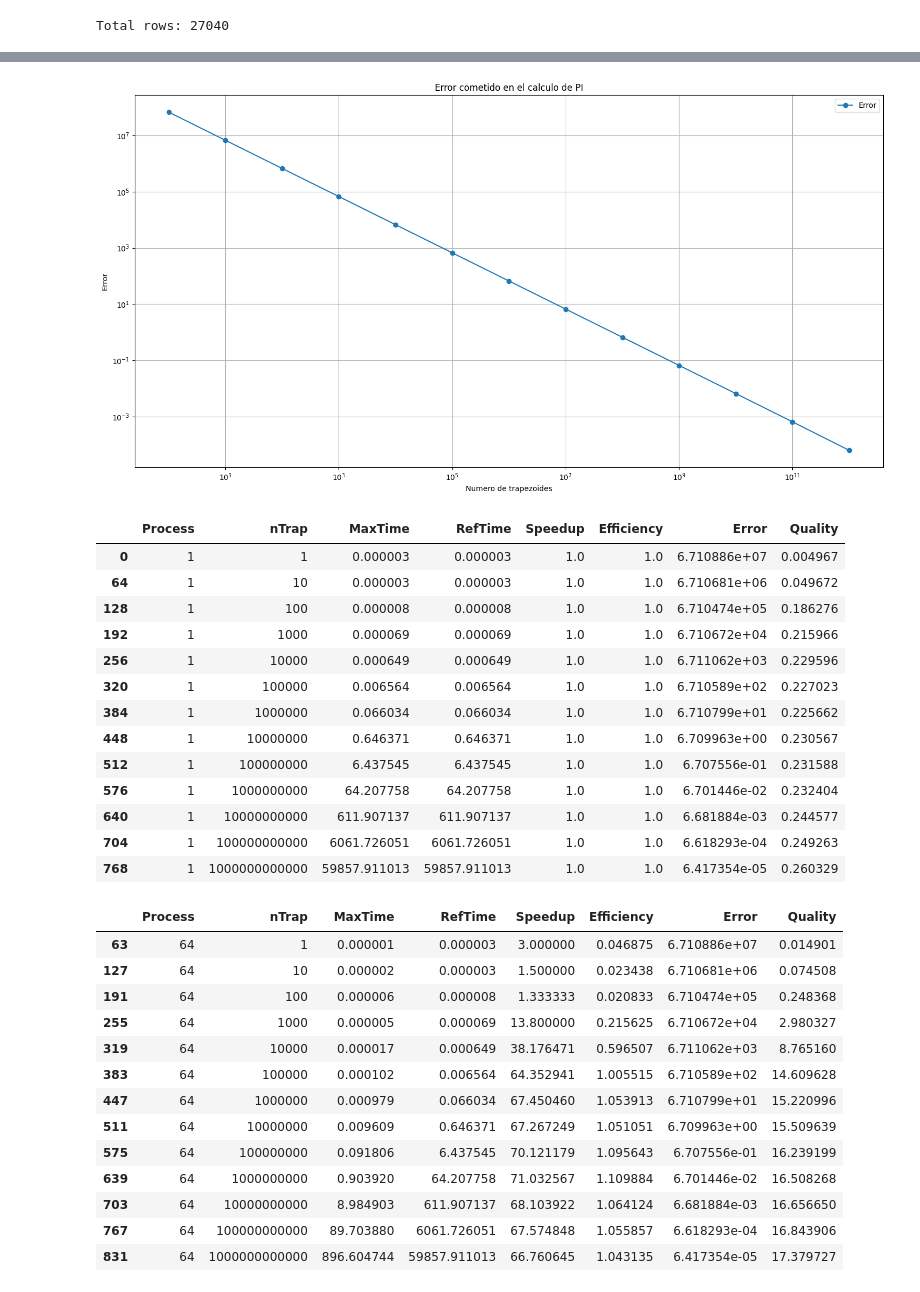
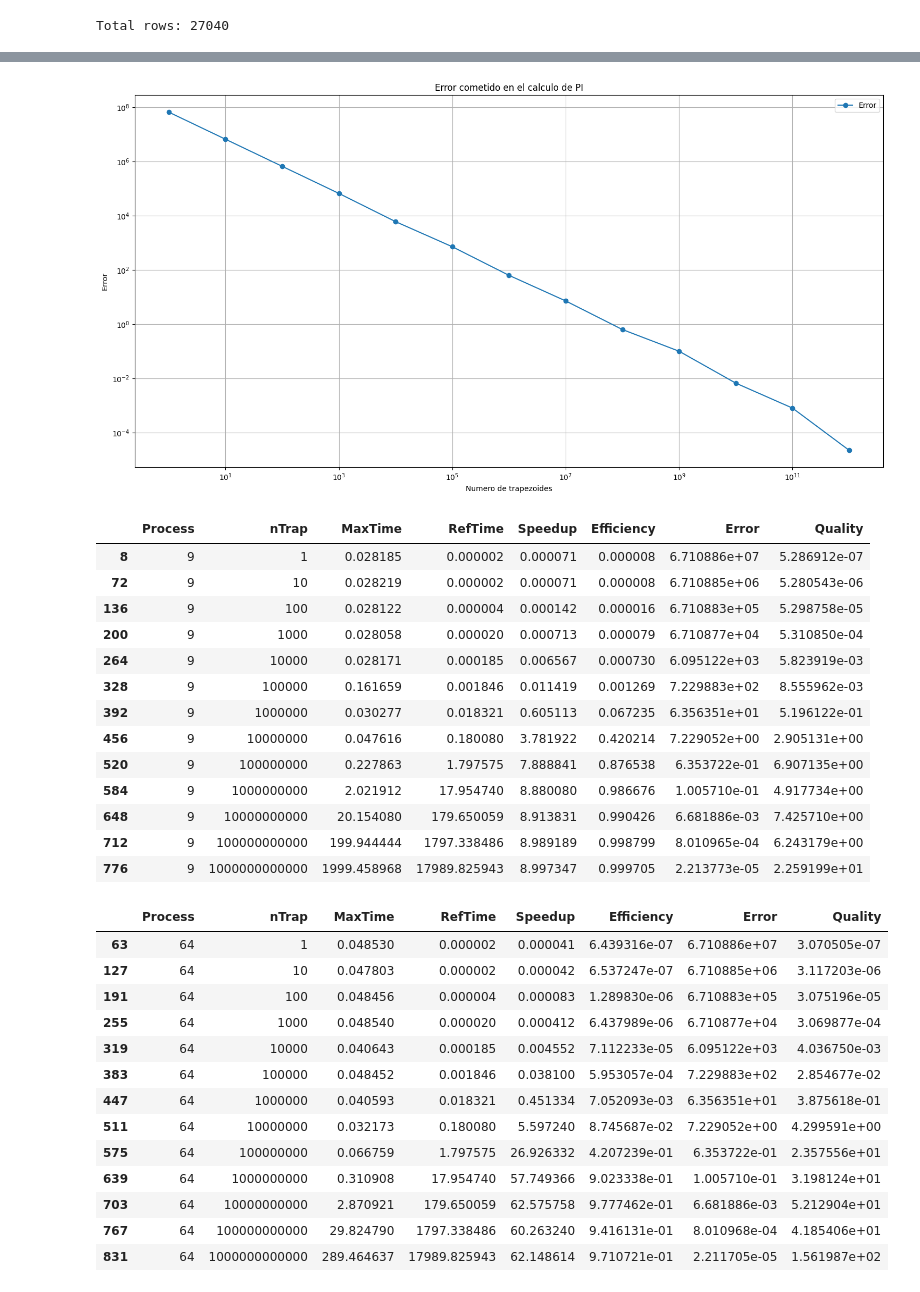
Before and after one commit to DavidCP-USC/Calculo-de-PI-con-MPI---FSP_P1, a Jupyter notebook: calculos.ipynb, the cells around one changed output, grey strips where cells are left out. Drawn from its saved outputs; the diff is of its cells as text; code cells hidden in the pictures.

```diff
--- a/calculos.ipynb
+++ b/calculos.ipynb
@@ -14,7 +14,7 @@ from IPython.display import display, Markdown, Latex
 dirImg = './imagenes'
 
 # CSV
-csv1 = 'data.csv'
+csv1 = 'data.1.csv'
 # %%
 # Creamos el directorio de imagenes
 if not os.path.exists(dirImg):
@@ -91,9 +104,0 @@ final_df = pd.DataFrame(finalData, columns=['Process', 'nTrap', 'MaxTime', 'RefT
-# %%
-# Ajustamos algun dato que falle con la media del valor de arriba y del de abajo
-
-final_df.loc[(final_df['Process'] == 44) & (final_df['nTrap'] == 1), 'Efficiency'] = 0.022222
-final_df.loc[(final_df['Process'] == 44) & (final_df['nTrap'] == 1), 'Speedup'] = 1
-final_df.loc[(final_df['Process'] == 8) & (final_df['nTrap'] == 1), 'Efficiency'] = 0.273810
-final_df.loc[(final_df['Process'] == 8) & (final_df['nTrap'] == 1), 'Speedup'] = 2.25
-print(final_df.loc[(final_df['Process'] == 8) & (final_df['nTrap'] == 1), 'Efficiency']) # (0.333333 + 0.214286)  / 2 = 0.273810
-print(final_df.loc[(final_df['Process'] == 8) & (final_df['nTrap'] == 1), 'Speedup']) # (3 + 1.5) / 2 = 2.25
@@ -165,41 +166,41 @@ plt.savefig(dirImg + '/error.png')
 
 plt.show()
 # %% [output]
-[figure, old version]
+[figure, new version]
 # %%
 # Dame los datos de final_df para Process = 9 y 64
-final_df_9 = final_df[final_df['Process'] == 1]
+final_df_9 = final_df[final_df['Process'] == 9]
 final_df_64 = final_df[final_df['Process'] == 64]
 
 display(final_df_9)
 display(final_df_64)
 # %% [output]
 |  | Process | nTrap | MaxTime | RefTime | Speedup | Efficiency | Error | Quality |
-| 0 | 1 | 1 | 0.000003 | 0.000003 | 1.0 | 1.0 | 6.710886e+07 | 0.004967 |
-| 64 | 1 | 10 | 0.000003 | 0.000003 | 1.0 | 1.0 | 6.710681e+06 | 0.049672 |
-| 128 | 1 | 100 | 0.000008 | 0.000008 | 1.0 | 1.0 | 6.710474e+05 | 0.186276 |
-| 192 | 1 | 1000 | 0.000069 | 0.000069 | 1.0 | 1.0 | 6.710672e+04 | 0.215966 |
-| 256 | 1 | 10000 | 0.000649 | 0.000649 | 1.0 | 1.0 | 6.711062e+03 | 0.229596 |
-| 320 | 1 | 100000 | 0.006564 | 0.006564 | 1.0 | 1.0 | 6.710589e+02 | 0.227023 |
-| 384 | 1 | 1000000 | 0.066034 | 0.066034 | 1.0 | 1.0 | 6.710799e+01 | 0.225662 |
-| 448 | 1 | 10000000 | 0.646371 | 0.646371 | 1.0 | 1.0 | 6.709963e+00 | 0.230567 |
-| 512 | 1 | 100000000 | 6.437545 | 6.437545 | 1.0 | 1.0 | 6.707556e-01 | 0.231588 |
-| 576 | 1 | 1000000000 | 64.207758 | 64.207758 | 1.0 | 1.0 | 6.701446e-02 | 0.232404 |
-| 640 | 1 | 10000000000 | 611.907137 | 611.907137 | 1.0 | 1.0 | 6.681884e-03 | 0.244577 |
-| 704 | 1 | 100000000000 | 6061.726051 | 6061.726051 | 1.0 | 1.0 | 6.618293e-04 | 0.249263 |
-| 768 | 1 | 1000000000000 | 59857.911013 | 59857.911013 | 1.0 | 1.0 | 6.417354e-05 | 0.260329 |
+| 8 | 9 | 1 | 0.028185 | 0.000002 | 0.000071 | 0.000008 | 6.710886e+07 | 5.286912e-07 |
+| 72 | 9 | 10 | 0.028219 | 0.000002 | 0.000071 | 0.000008 | 6.710885e+06 | 5.280543e-06 |
+| 136 | 9 | 100 | 0.028122 | 0.000004 | 0.000142 | 0.000016 | 6.710883e+05 | 5.298758e-05 |
+| 200 | 9 | 1000 | 0.028058 | 0.000020 | 0.000713 | 0.000079 | 6.710877e+04 | 5.310850e-04 |
+| 264 | 9 | 10000 | 0.028171 | 0.000185 | 0.006567 | 0.000730 | 6.095122e+03 | 5.823919e-03 |
+| 328 | 9 | 100000 | 0.161659 | 0.001846 | 0.011419 | 0.001269 | 7.229883e+02 | 8.555962e-03 |
+| 392 | 9 | 1000000 | 0.030277 | 0.018321 | 0.605113 | 0.067235 | 6.356351e+01 | 5.196122e-01 |
+| 456 | 9 | 10000000 | 0.047616 | 0.180080 | 3.781922 | 0.420214 | 7.229052e+00 | 2.905131e+00 |
+| 520 | 9 | 100000000 | 0.227863 | 1.797575 | 7.888841 | 0.876538 | 6.353722e-01 | 6.907135e+00 |
+| 584 | 9 | 1000000000 | 2.021912 | 17.954740 | 8.880080 | 0.986676 | 1.005710e-01 | 4.917734e+00 |
+| 648 | 9 | 10000000000 | 20.154080 | 179.650059 | 8.913831 | 0.990426 | 6.681886e-03 | 7.425710e+00 |
+| 712 | 9 | 100000000000 | 199.944444 | 1797.338486 | 8.989189 | 0.998799 | 8.010965e-04 | 6.243179e+00 |
+| 776 | 9 | 1000000000000 | 1999.458968 | 17989.825943 | 8.997347 | 0.999705 | 2.213773e-05 | 2.259199e+01 |
 |  | Process | nTrap | MaxTime | RefTime | Speedup | Efficiency | Error | Quality |
-| 63 | 64 | 1 | 0.000001 | 0.000003 | 3.000000 | 0.046875 | 6.710886e+07 | 0.014901 |
-| 127 | 64 | 10 | 0.000002 | 0.000003 | 1.500000 | 0.023438 | 6.710681e+06 | 0.074508 |
-| 191 | 64 | 100 | 0.000006 | 0.000008 | 1.333333 | 0.020833 | 6.710474e+05 | 0.248368 |
-| 255 | 64 | 1000 | 0.000005 | 0.000069 | 13.800000 | 0.215625 | 6.710672e+04 | 2.980327 |
-| 319 | 64 | 10000 | 0.000017 | 0.000649 | 38.176471 | 0.596507 | 6.711062e+03 | 8.765160 |
-| 383 | 64 | 100000 | 0.000102 | 0.006564 | 64.352941 | 1.005515 | 6.710589e+02 | 14.609628 |
-| 447 | 64 | 1000000 | 0.000979 | 0.066034 | 67.450460 | 1.053913 | 6.710799e+01 | 15.220996 |
-| 511 | 64 | 10000000 | 0.009609 | 0.646371 | 67.267249 | 1.051051 | 6.709963e+00 | 15.509639 |
-| 575 | 64 | 100000000 | 0.091806 | 6.437545 | 70.121179 | 1.095643 | 6.707556e-01 | 16.239199 |
-| 639 | 64 | 1000000000 | 0.903920 | 64.207758 | 71.032567 | 1.109884 | 6.701446e-02 | 16.508268 |
-| 703 | 64 | 10000000000 | 8.984903 | 611.907137 | 68.103922 | 1.064124 | 6.681884e-03 | 16.656650 |
-| 767 | 64 | 100000000000 | 89.703880 | 6061.726051 | 67.574848 | 1.055857 | 6.618293e-04 | 16.843906 |
-| 831 | 64 | 1000000000000 | 896.604744 | 59857.911013 | 66.760645 | 1.043135 | 6.417354e-05 | 17.379727 |
+| 63 | 64 | 1 | 0.048530 | 0.000002 | 0.000041 | 6.439316e-07 | 6.710886e+07 | 3.070505e-07 |
+| 127 | 64 | 10 | 0.047803 | 0.000002 | 0.000042 | 6.537247e-07 | 6.710885e+06 | 3.117203e-06 |
+| 191 | 64 | 100 | 0.048456 | 0.000004 | 0.000083 | 1.289830e-06 | 6.710883e+05 | 3.075196e-05 |
+| 255 | 64 | 1000 | 0.048540 | 0.000020 | 0.000412 | 6.437989e-06 | 6.710877e+04 | 3.069877e-04 |
+| 319 | 64 | 10000 | 0.040643 | 0.000185 | 0.004552 | 7.112233e-05 | 6.095122e+03 | 4.036750e-03 |
+| 383 | 64 | 100000 | 0.048452 | 0.001846 | 0.038100 | 5.953057e-04 | 7.229883e+02 | 2.854677e-02 |
+| 447 | 64 | 1000000 | 0.040593 | 0.018321 | 0.451334 | 7.052093e-03 | 6.356351e+01 | 3.875618e-01 |
+| 511 | 64 | 10000000 | 0.032173 | 0.180080 | 5.597240 | 8.745687e-02 | 7.229052e+00 | 4.299591e+00 |
+| 575 | 64 | 100000000 | 0.066759 | 1.797575 | 26.926332 | 4.207239e-01 | 6.353722e-01 | 2.357556e+01 |
+| 639 | 64 | 1000000000 | 0.310908 | 17.954740 | 57.749366 | 9.023338e-01 | 1.005710e-01 | 3.198124e+01 |
+| 703 | 64 | 10000000000 | 2.870921 | 179.650059 | 62.575758 | 9.777462e-01 | 6.681886e-03 | 5.212904e+01 |
+| 767 | 64 | 100000000000 | 29.824790 | 1797.338486 | 60.263240 | 9.416131e-01 | 8.010968e-04 | 4.185406e+01 |
+| 831 | 64 | 1000000000000 | 289.464637 | 17989.825943 | 62.148614 | 9.710721e-01 | 2.211705e-05 | 1.561987e+02 |
 # %%
```
Also changed, not shown: parts of 10 cells of this notebook, 2 other files.
